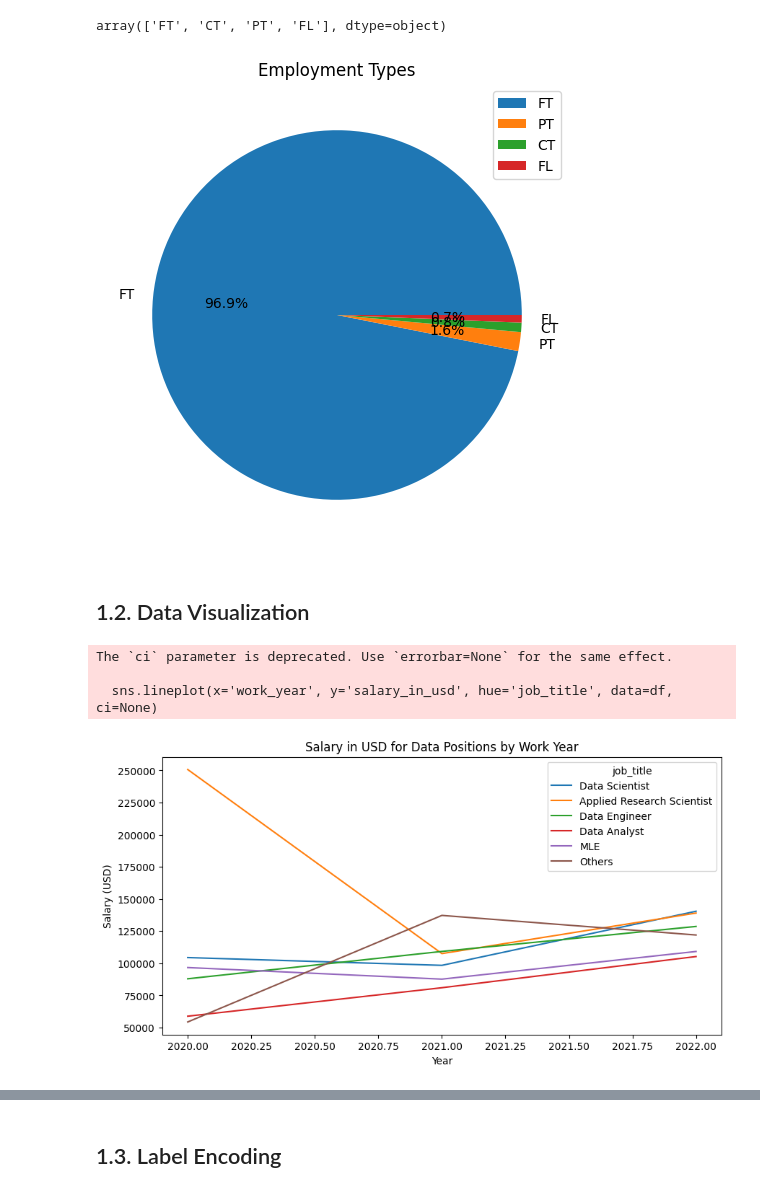
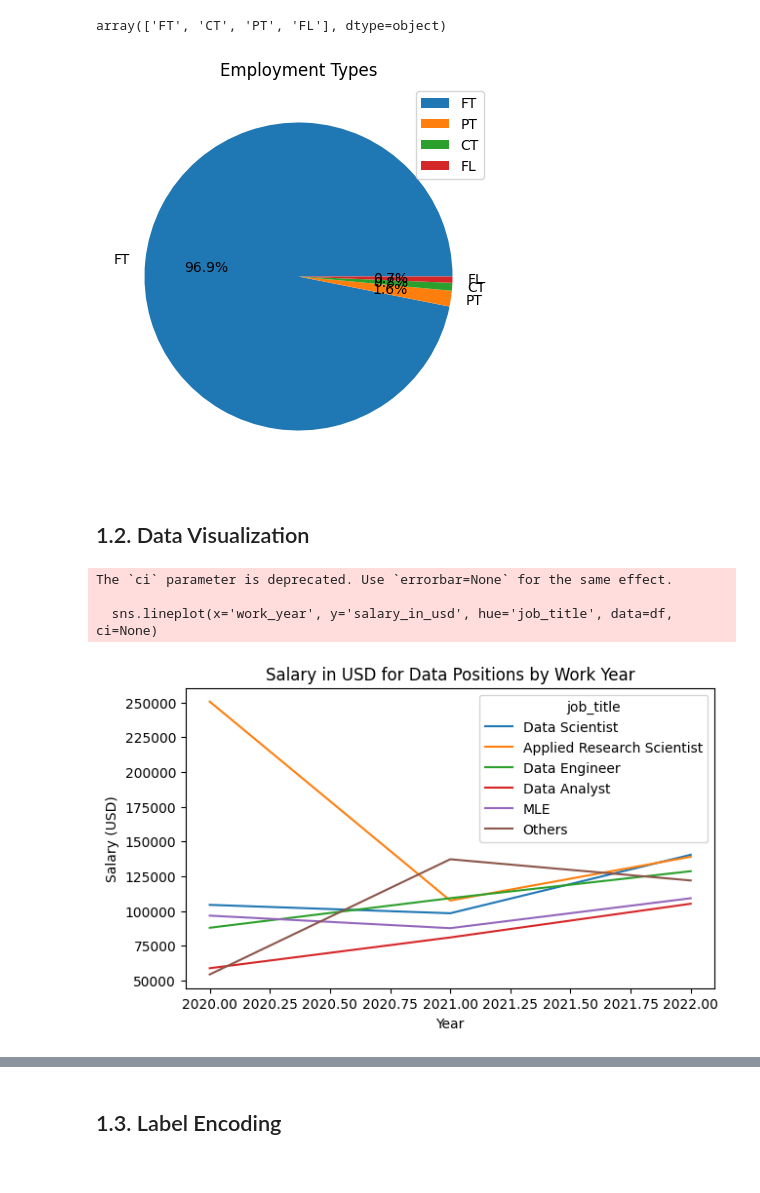
Before and after one commit to vanle2000/Data-Science-Salary-prediction, a Jupyter notebook: Data_Sciece_Salary_Prediction.ipynb, the cells around one changed output, grey strips where cells are left out. Saved outputs shown, nothing was run; the diff lists cells and outputs as text; code cells hidden in the pictures.

```diff
--- a/Data_Sciece_Salary_Prediction.ipynb
+++ b/Data_Sciece_Salary_Prediction.ipynb
@@ -222,27 +222,27 @@ array(['FT', 'CT', 'PT', 'FL'], dtype=object)
 employment_counts = df['employment_type'].value_counts()
 
 # Create a pie chart with the percentages
-plt.figure(figsize=(12, 6))
+plt.figure(figsize=(10, 5))
 plt.pie(employment_counts, labels=employment_counts.index, autopct='%1.1f%%')
 plt.legend()
 plt.title('Employment Types')
 plt.show()
 # %% [output]
-[figure, old version]
+[figure, new version]
 # %% [markdown]
 ## 1.2. Data Visualization
 # %%
-plt.figure(figsize=(10, 5))
+plt.figure(figsize=(7, 4))
 sns.lineplot(x='work_year', y='salary_in_usd', hue='job_title', data=df, ci=None)
 plt.title('Salary in USD for Data Positions by Work Year')
 plt.xlabel('Year')
 plt.ylabel('Salary (USD)')
 plt.show()
 # %% [output]
 The `ci` parameter is deprecated. Use `errorbar=None` for the same effect.
 
   sns.lineplot(x='work_year', y='salary_in_usd', hue='job_title', data=df, ci=None)
-[figure, old version]
+[figure, new version]
 # %%
 cat_vars = ['experience_level', 'employment_type', 'job_title', 'salary_in_usd',
             'remote_ratio', 'company_location', 'company_size', 'continent']
```
Also changed, not shown: parts of 10 cells of this notebook.
